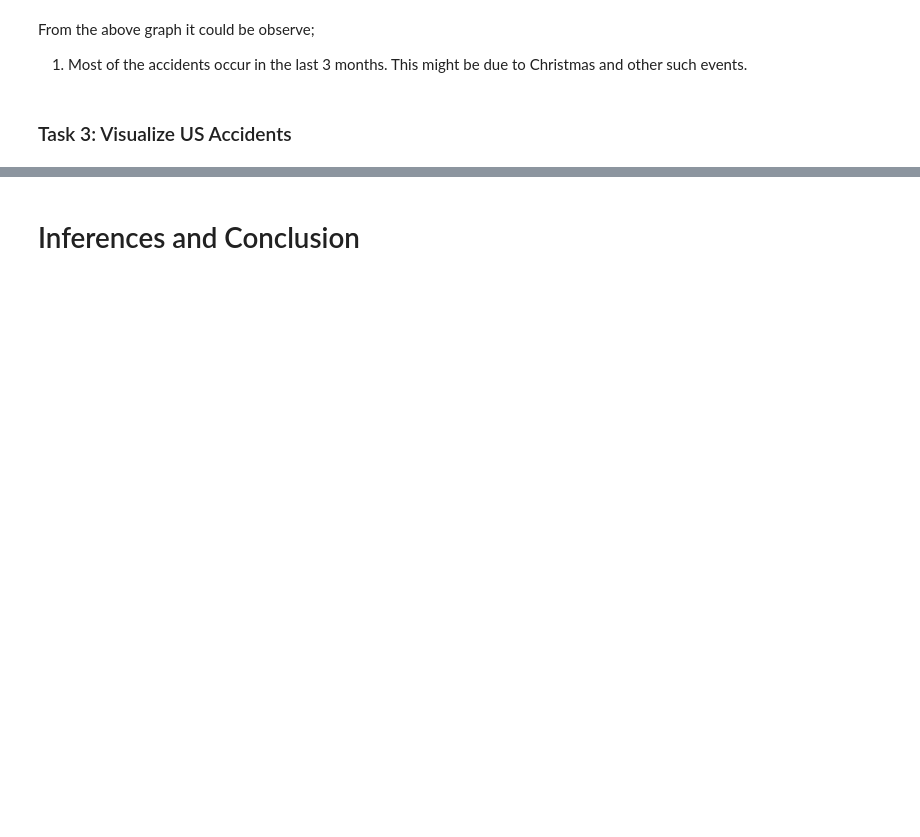
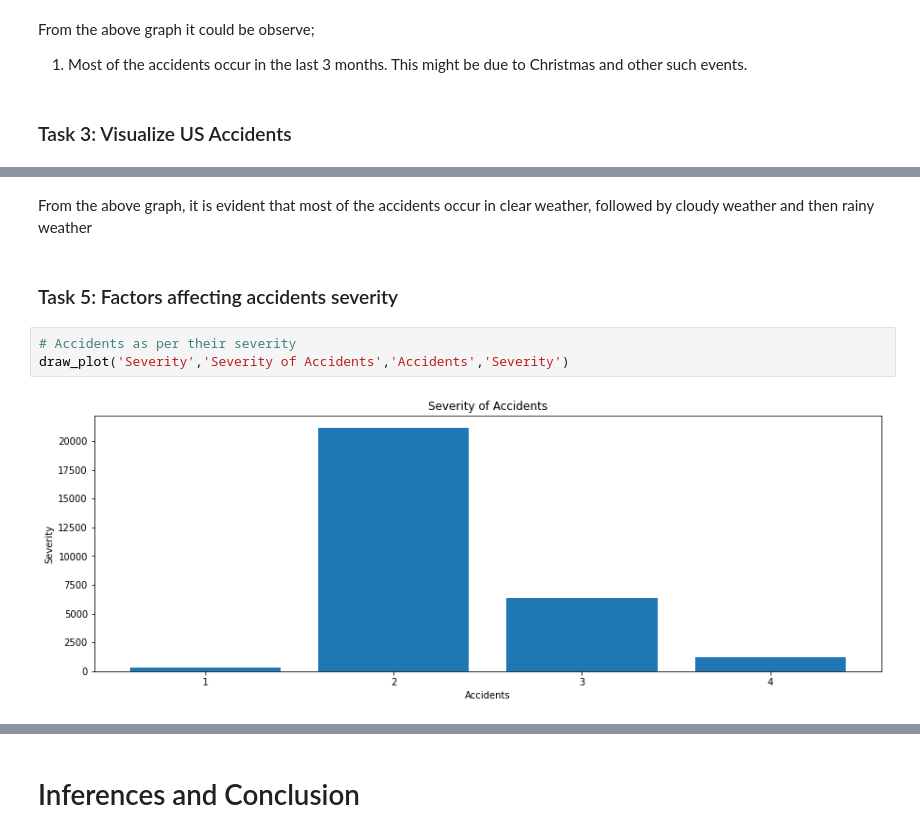
Before and after one commit to MaaviaAsghar4/US_Accidents_Analysis-EDA-, a Jupyter notebook: US_Accidents_EDA.ipynb, the cells around one changed output, grey strips where cells are left out. Drawn from its saved outputs; the diff is of its cells as text; blank space fills up the shorter version.

```diff
--- a/US_Accidents_EDA.ipynb
+++ b/US_Accidents_EDA.ipynb
@@ -158,0 +180,9 @@ From the above graph it could be observe;
+# %% [markdown]
+From the above graph, it is evident that most of the accidents occur in clear weather, followed by cloudy weather and then rainy weather
+# %% [markdown]
+### Task 5: Factors affecting accidents severity
+# %%
+# Accidents as per their severity
+draw_plot('Severity','Severity of Accidents','Accidents','Severity')
+# %% [output]
+[figure, added]
```
Also changed, not shown: parts of 12 cells of this notebook.
